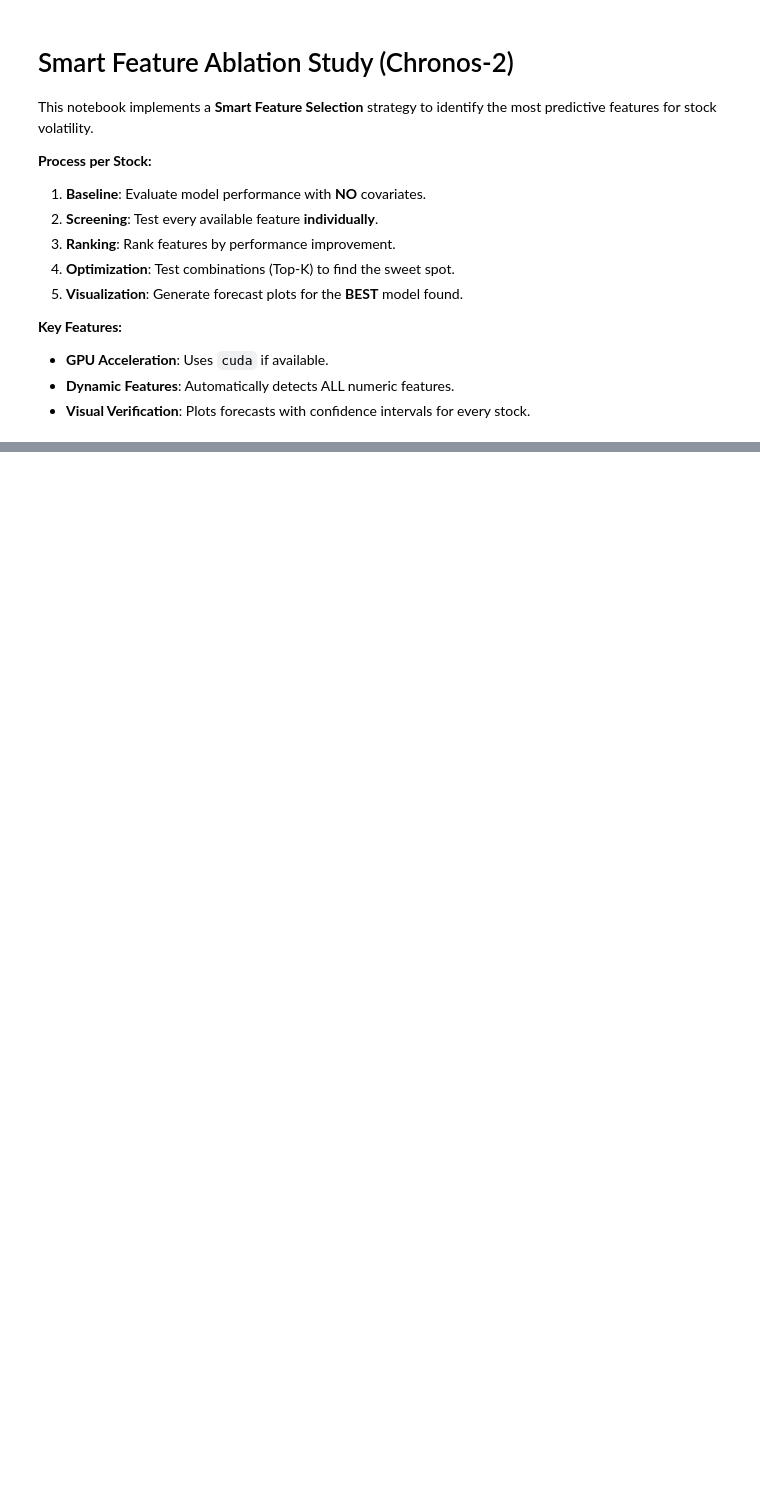
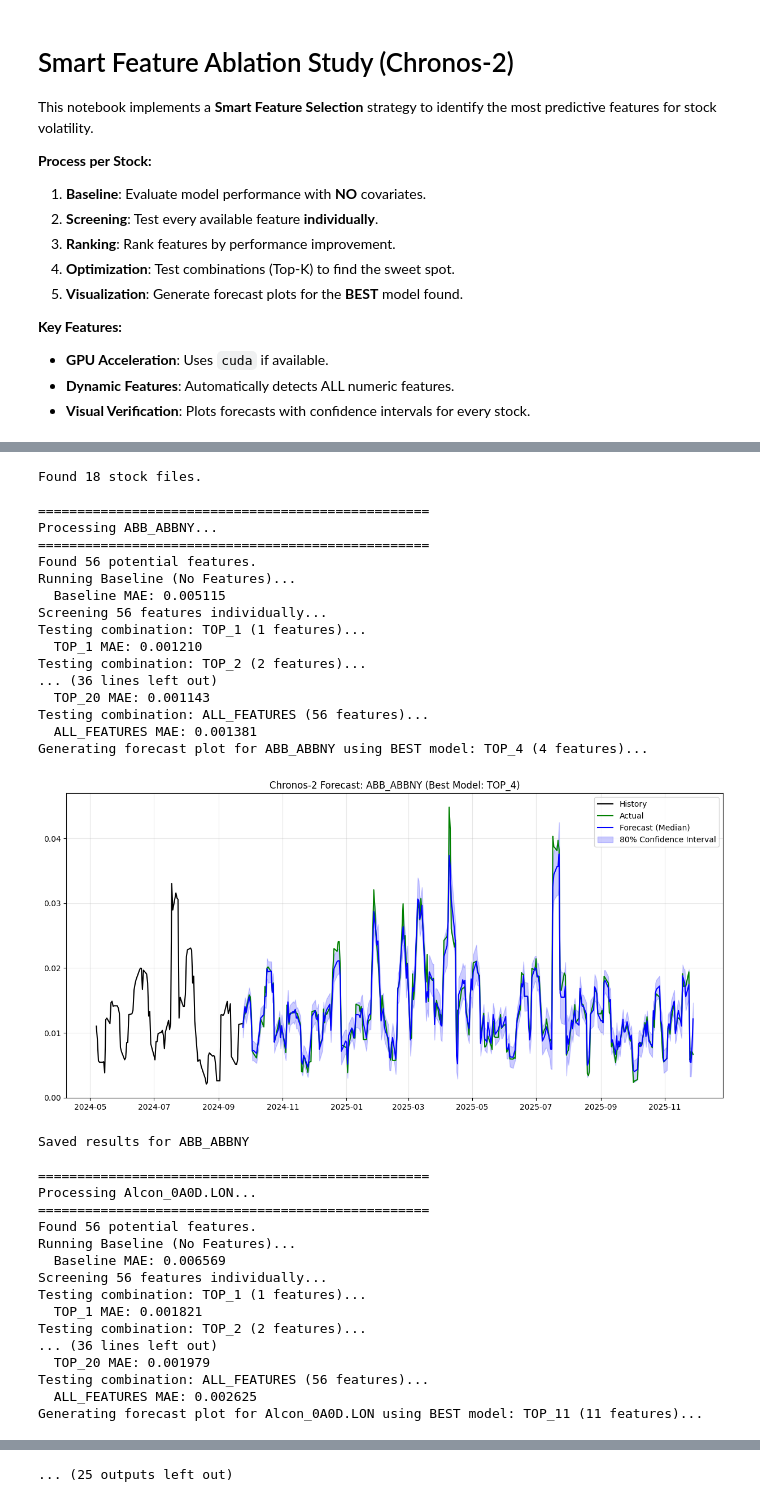
Before and after one commit to gilStettler/stonksai, a Jupyter notebook: ablation_study/chronos2_ablation.ipynb, the cells around one changed output, grey strips where cells are left out. Cells and saved outputs as stored; diff of their text form; code cells hidden in the pictures; blank space fills up the shorter version.

Commit message:
ablation study, corrected data leakage

```diff
--- a/ablation_study/chronos2_ablation.ipynb
+++ b/ablation_study/chronos2_ablation.ipynb
@@ -31,6 +53,6 @@ print(f"CUDA available: {torch.cuda.is_available()}")
 # %%
 # Configuration
-DATA_DIR = "processed_data"
+DATA_DIR = "../processed_data"
 RESULTS_FILE = "smart_ablation_results.csv"
 MODEL_NAME = "amazon/chronos-2"
 DEVICE = "cuda" if torch.cuda.is_available() else "cpu"
@@ -50,10 +74,25 @@ print(f"Using device: {DEVICE}")
 # Helper Functions
 
 def get_all_features(df, exclude_cols):
-    """Dynamically identify all numeric feature columns."""
+    """Dynamically identify all numeric feature columns.
+    CRITICAL: Filters out concurrent features to prevent Data Leakage.
+    Only allows features with '_lag_' or '_mean' (which are shifted).
+    """
     numeric_cols = df.select_dtypes(include=[np.number]).columns.tolist()
-    features = [c for c in numeric_cols if c not in exclude_cols]
-    return features
+
+    valid_features = []
+    for c in numeric_cols:
+        if c in exclude_cols: continue
+
+        # Strict filtering for valid forecasting features
+        # 1. Explicit lags
+        if "_lag_" in c:
+            valid_features.append(c)
+        # 2. Rolling means (verified to be shifted in generation)
+        elif "_mean" in c:
+            valid_features.append(c)
+
+    return valid_features
 
 def load_and_prep_data(filepath):
     """Load CSV, reindex to business days, and handle missing values."""
@@ -231,7 +272,8 @@ for filepath in csv_files:
     feature_performance.sort(key=lambda x: x[1])
 
     # Test a range of K to find the "sweet spot"
-    k_values = [1, 3, 5, 7, 10, 12, 15, 20]
+    # User requested Top 1 to 20
+    k_values = list(range(1, 21))
 
     # Also test ALL features
     combinations_to_test = [(f"TOP_{k}", k) for k in k_values]
@@ -320,30 +362,66 @@ for filepath in csv_files:
             id_column=ID_COL,
             timestamp_column=DATE_COL
         )
 
         # Plotting
         plt.figure(figsize=(15, 7))
 
         # Plot historical context (last 100 days)
         plt.plot(context_df[DATE_COL].iloc[-100:], context_df[TARGET_COL].iloc[-100:], color="black", label="History")
 
         # Plot Actual Future
         plt.plot(future_df[DATE_COL], future_df[TARGET_COL], color="green", label="Actual")
 
         # Plot Forecast
         plt.plot(forecast[DATE_COL], forecast['0.5'], color="blue", label="Forecast (Median)")
         plt.fill_between(forecast[DATE_COL], forecast['0.1'], forecast['0.9'], color="blue", alpha=0.2, label="80% Confidence Interval")
 
         plt.title(f"Chronos-2 Forecast: {stock_name} (Best Model: {best_k_name})")
         plt.legend()
         plt.grid(True, alpha=0.3)
         plt.show() # Display inline
 
     except Exception as e:
         print(f"Error plotting {stock_name}: {e}")
 
     # Save intermediate results
     pd.DataFrame(results).to_csv(RESULTS_FILE, index=False)
     print(f"Saved results for {stock_name}")
 
 print("\nSmart Ablation study complete!")
+# %% [output]
+Found 18 stock files.
+
+==================================================
+Processing ABB_ABBNY...
+==================================================
+Found 56 potential features.
+Running Baseline (No Features)...
+  Baseline MAE: 0.005115
+Screening 56 features individually...
+Testing combination: TOP_1 (1 features)...
+  TOP_1 MAE: 0.001210
+Testing combination: TOP_2 (2 features)...
+... (36 lines left out)
+  TOP_20 MAE: 0.001143
+Testing combination: ALL_FEATURES (56 features)...
+  ALL_FEATURES MAE: 0.001381
+Generating forecast plot for ABB_ABBNY using BEST model: TOP_4 (4 features)...
+[figure, added]
+Saved results for ABB_ABBNY
+
+==================================================
+Processing Alcon_0A0D.LON...
+==================================================
+Found 56 potential features.
+Running Baseline (No Features)...
+  Baseline MAE: 0.006569
+Screening 56 features individually...
+Testing combination: TOP_1 (1 features)...
+  TOP_1 MAE: 0.001821
+Testing combination: TOP_2 (2 features)...
+... (36 lines left out)
+  TOP_20 MAE: 0.001979
+Testing combination: ALL_FEATURES (56 features)...
+  ALL_FEATURES MAE: 0.002625
+Generating forecast plot for Alcon_0A0D.LON using BEST model: TOP_11 (11 features)...
@@ -349,0 +501 @@ print("\nSmart Ablation study complete!")
+... (25 outputs left out)
```
Also changed, not shown: parts of 4 cells of this notebook, 42 other files.
